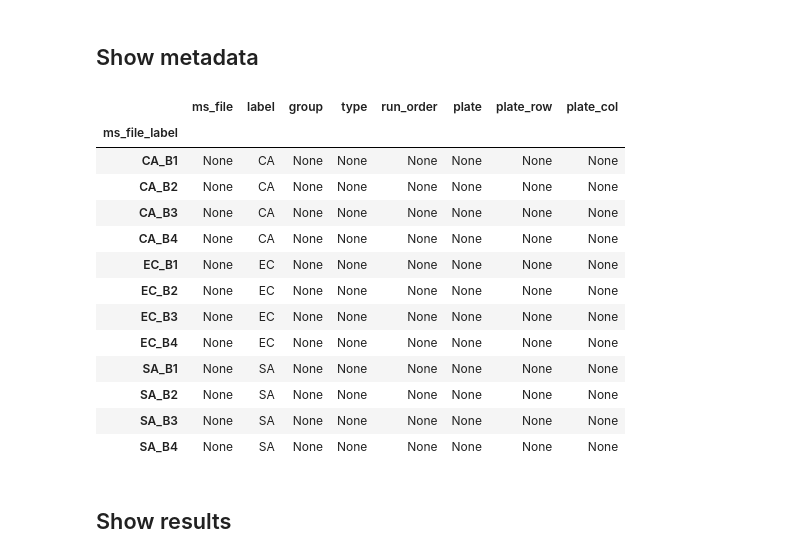
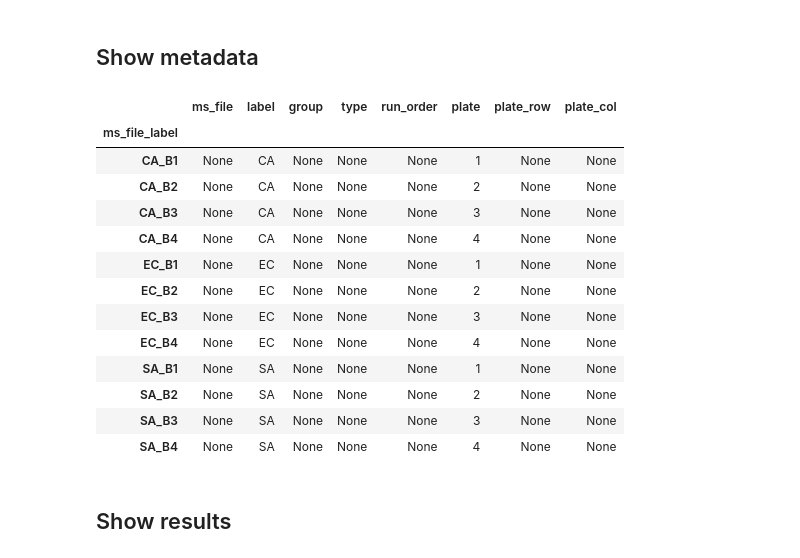
Before and after one commit to LewisResearchGroup/ms-mint, a Jupyter notebook: notebooks/Example-run-mint.ipynb, the cells around one changed output. Cells and saved outputs as stored; diff of their text form; code cells hidden in the pictures.

```diff
--- a/notebooks/Example-run-mint.ipynb
+++ b/notebooks/Example-run-mint.ipynb
@@ -63,22 +63,25 @@ mint.targets
 # %% [markdown]
 ## Show metadata
 # %%
+mint.meta['label'] = [x.split('_')[0] for x in mint.meta.index]
+mint.meta['plate'] = [x[-1] for x in mint.meta.index]
+
 mint.meta
 # %% [output]
 |  | ms_file | label | group | type | run_order | plate | plate_row | plate_col |
 | ms_file_label |  |  |  |  |  |  |  |  |
-| CA_B1 | None | CA | None | None | None | None | None | None |
-| CA_B2 | None | CA | None | None | None | None | None | None |
-| CA_B3 | None | CA | None | None | None | None | None | None |
-| CA_B4 | None | CA | None | None | None | None | None | None |
-| EC_B1 | None | EC | None | None | None | None | None | None |
-| EC_B2 | None | EC | None | None | None | None | None | None |
-| EC_B3 | None | EC | None | None | None | None | None | None |
-| EC_B4 | None | EC | None | None | None | None | None | None |
-| SA_B1 | None | SA | None | None | None | None | None | None |
-| SA_B2 | None | SA | None | None | None | None | None | None |
-| SA_B3 | None | SA | None | None | None | None | None | None |
-| SA_B4 | None | SA | None | None | None | None | None | None |
+| CA_B1 | None | CA | None | None | None | 1 | None | None |
+| CA_B2 | None | CA | None | None | None | 2 | None | None |
+| CA_B3 | None | CA | None | None | None | 3 | None | None |
+| CA_B4 | None | CA | None | None | None | 4 | None | None |
+| EC_B1 | None | EC | None | None | None | 1 | None | None |
+| EC_B2 | None | EC | None | None | None | 2 | None | None |
+| EC_B3 | None | EC | None | None | None | 3 | None | None |
+| EC_B4 | None | EC | None | None | None | 4 | None | None |
+| SA_B1 | None | SA | None | None | None | 1 | None | None |
+| SA_B2 | None | SA | None | None | None | 2 | None | None |
+| SA_B3 | None | SA | None | None | None | 3 | None | None |
+| SA_B4 | None | SA | None | None | None | 4 | None | None |
 # %% [markdown]
 ## Show results
 # %%
```
Also changed, not shown: parts of 12 cells of this notebook, 14 other files.
